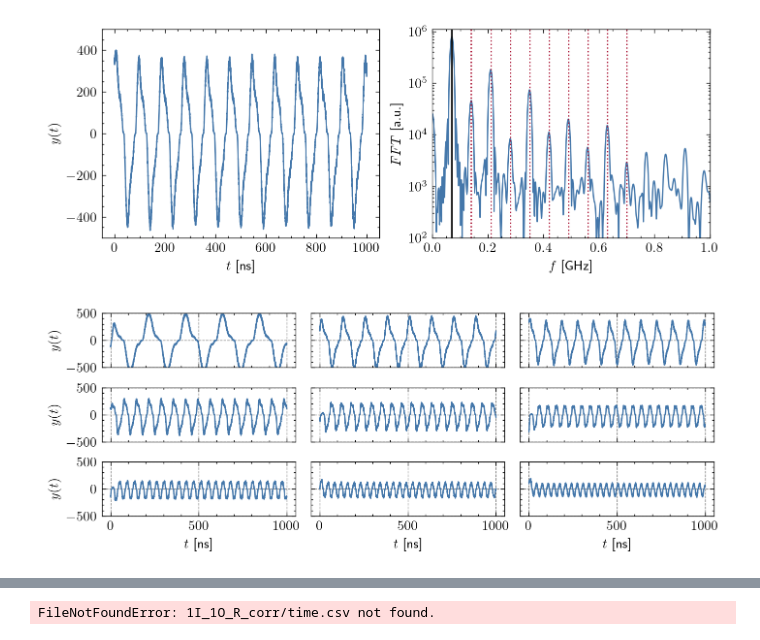
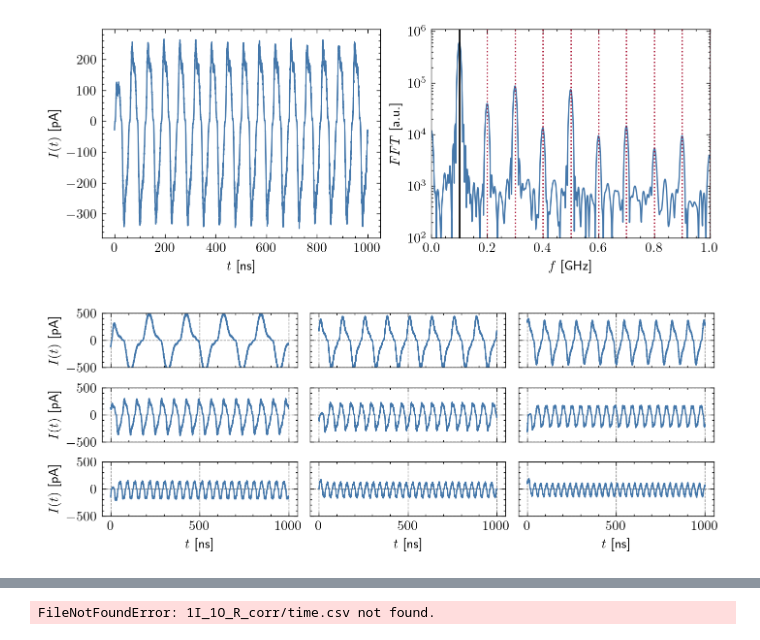
Before and after one commit to JonasMnsing/NanoNets, a Jupyter notebook: scripts/2_funding_period/WP2/cos_input/cos_input.ipynb, the cells around one changed output, grey strips where cells are left out. Cells and saved outputs as stored; diff of their text form; code cells hidden in the pictures.

```diff
--- a/scripts/2_funding_period/WP2/cos_input/cos_input.ipynb
+++ b/scripts/2_funding_period/WP2/cos_input/cos_input.ipynb
@@ -25,7 +25,7 @@ def plot_freq(f, ax, min_y, max_y, N_f=5):
 
     return ax
 # %%
-dic = {f : pd.read_csv(f"uniform/data/Nx=7_Ny=7_Nz=1_Ne=2_{f}.csv") for f in np.round(np.arange(0.3,4,0.1),2)}
+dic = {f : pd.read_csv(f"uniform/data/Nx=7_Ny=7_Nz=1_Ne=2_{f}.csv") for f in np.round(np.arange(0.3,6,0.1),2)}
 # %%
 dic.keys()
 # %% [output]
@@ -33,35 +44,39 @@ dict_keys([0.3, 0.4, 0.5, 0.6, 0.7, 0.8, 0.9, 1.0, 1.1, 1.2, 1.3, 1.4, 1.5, 1.6,
 # %%
-freq    = 0.7
+freq    = 1
 signal  = dic[freq]['Current'].values
 dt      = 1e-10
 xf, yf  = nanonets_utils.fft(signal-np.mean(signal), dt, n_padded=65536)
 time    = np.arange(len(signal))*dt*1e9
 min_y   = 100
 min_x   = 0
 max_x   = 1
 max_y   = 1.1e6
 
 with plt.style.context(["science", "bright"]):
 
     fig = plt.figure(dpi=200, layout='constrained')
     fig.set_figwidth(fig.get_figwidth()*2)
 
     ax = fig.add_subplot(1,2,1)
     ax.plot(time, signal)
-    ax.set_ylabel("$y(t)$")
+    ax.set_ylabel("$I(t)$ [pA]")
     ax.set_xlabel("$t$ [ns]")
-    ax.set_ylim(-500,500)
+    # ax.set_ylim(-100,100)
+    # ax.set_xlim(0,50)
 
     ax  = fig.add_subplot(1,2,2)
     ax.plot(xf,yf)
     ax  = plot_freq(freq/10, ax=ax, min_y=min_y, max_y=max_y, N_f=10)
     ax.set_xlim(min_x, max_x)
     ax.set_ylim(min_y, max_y)
     ax.set_yscale('log')
     ax.set_xlabel("$f$ [GHz]")
     ax.set_ylabel("$FFT$ [a.u.]")
+
+    fig.savefig("plots/fft_output_example.png", transparent=True, bbox_inches='tight')
+    fig.savefig("plots/fft_output_example.svg", transparent=True, bbox_inches='tight')
 # %% [output]
-[figure, old version]
+[figure, new version]
 # %%
 cmap    = plt.get_cmap('Reds')
 f_vals  = np.round(np.arange(0.3,2,0.2),2)
@@ -85,7 +100,7 @@ with plt.style.context(["science","bright", "grid"]):
         ax.plot(time,signal)
 
         if i % n_cols == 0:
-            ax.set_ylabel('$y(t)$')
+            ax.set_ylabel('$I(t)$ [pA]')
         else:
             ax.set_yticklabels("")
 
@@ -95,8 +110,10 @@ with plt.style.context(["science","bright", "grid"]):
             ax.set_xticklabels("")
 
         ax.set_ylim(-500,500)
-        # ax.set_xlim(0,10000)
+
+    fig.savefig("plots/output_comparsion.png", transparent=True, bbox_inches='tight')
+    fig.savefig("plots/output_comparsion.svg", transparent=True, bbox_inches='tight')
 # %% [output]
-[figure, old version]
+[figure, new version]
 # %%
 cmap    = plt.get_cmap('Reds')
```
Also changed, not shown: parts of 8 cells of this notebook, 8 other files.
